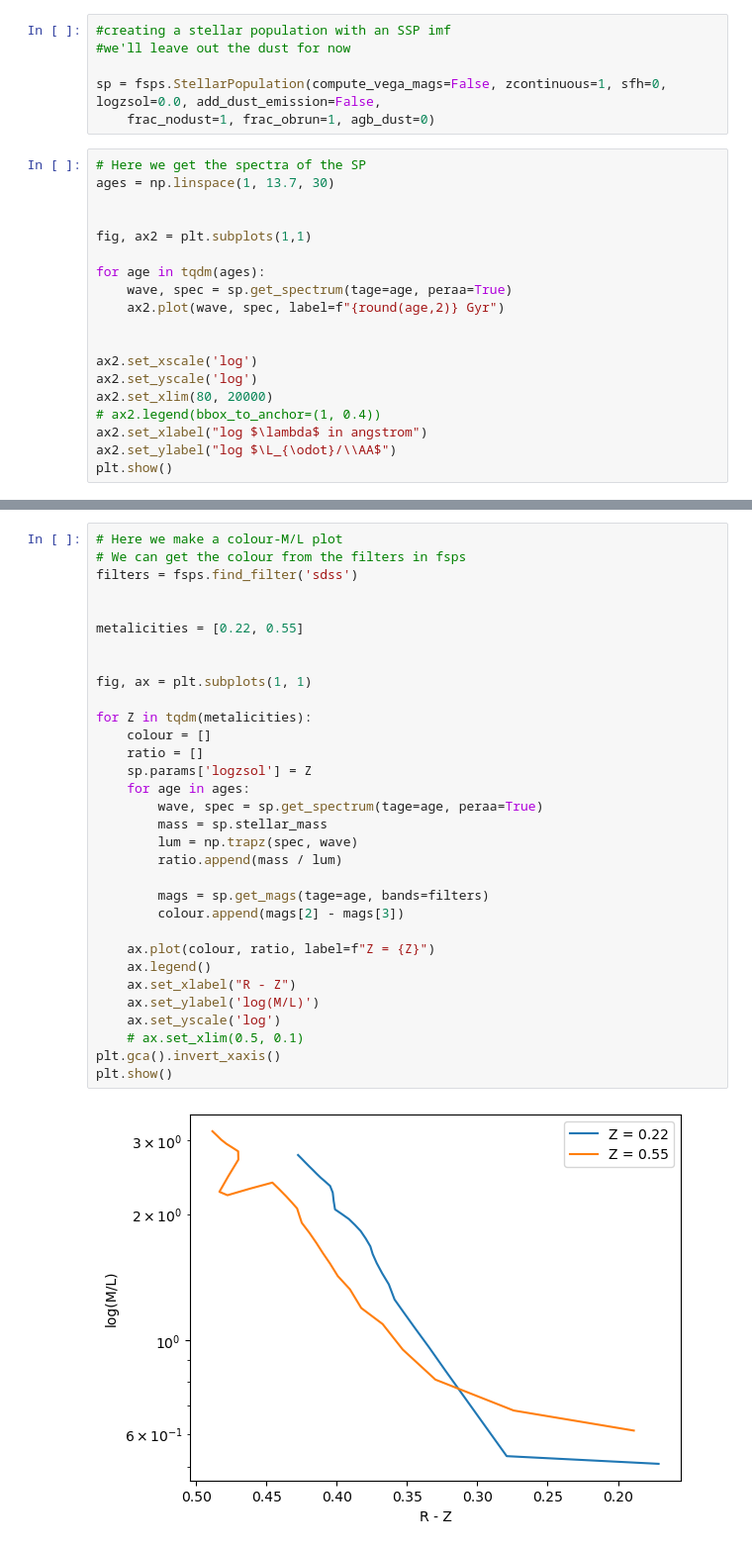
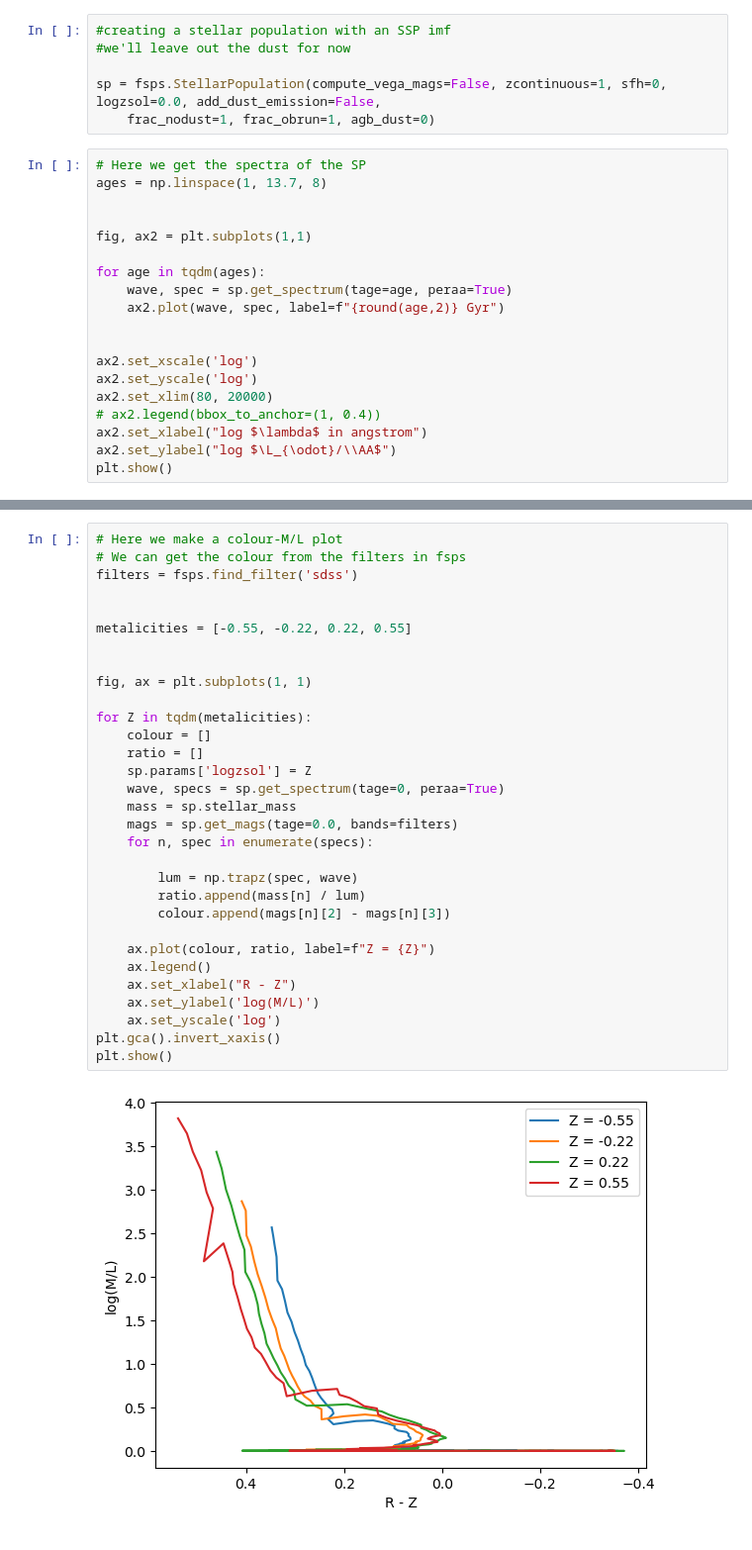
Before and after one commit to YannickBadoux/BRP, a Jupyter notebook: Steller simulations no dust.ipynb, the cells around one changed output, grey strips where cells are left out. Shown at 99% size. Drawn from its saved outputs; the diff is of its cells as text.

Commit message:
new plots

```diff
--- a/Steller simulations no dust.ipynb
+++ b/Steller simulations no dust.ipynb
@@ -13,7 +14,7 @@ sp = fsps.StellarPopulation(compute_vega_mags=False, zcontinuous=1, sfh=0, logzs
     frac_nodust=1, frac_obrun=1, agb_dust=0)
 # %%
 # Here we get the spectra of the SP
-ages = np.linspace(1, 13.7, 30)
+ages = np.linspace(1, 13.7, 8)
 
 
 fig, ax2 = plt.subplots(1,1)
@@ -35,34 +36,33 @@ plt.show()
 # %%
 # Here we make a colour-M/L plot
 # We can get the colour from the filters in fsps
 filters = fsps.find_filter('sdss')
 
 
-metalicities = [0.22, 0.55]
+metalicities = [-0.55, -0.22, 0.22, 0.55]
 
 
 fig, ax = plt.subplots(1, 1)
 
 for Z in tqdm(metalicities):
     colour = []
     ratio = []
     sp.params['logzsol'] = Z
-    for age in ages:
-        wave, spec = sp.get_spectrum(tage=age, peraa=True)
-        mass = sp.stellar_mass
+    wave, specs = sp.get_spectrum(tage=0, peraa=True)
+    mass = sp.stellar_mass
+    mags = sp.get_mags(tage=0.0, bands=filters)
+    for n, spec in enumerate(specs):
+
         lum = np.trapz(spec, wave)
-        ratio.append(mass / lum)
-
-        mags = sp.get_mags(tage=age, bands=filters)
-        colour.append(mags[2] - mags[3])
+        ratio.append(mass[n] / lum)
+        colour.append(mags[n][2] - mags[n][3])
 
     ax.plot(colour, ratio, label=f"Z = {Z}")
     ax.legend()
     ax.set_xlabel("R - Z")
     ax.set_ylabel('log(M/L)')
     ax.set_yscale('log')
-    # ax.set_xlim(0.5, 0.1)
 plt.gca().invert_xaxis()
 plt.show()
 # %% [output]
-[figure, old version]
+[figure, new version]
```
Also changed, not shown: parts of 2 cells of this notebook.
